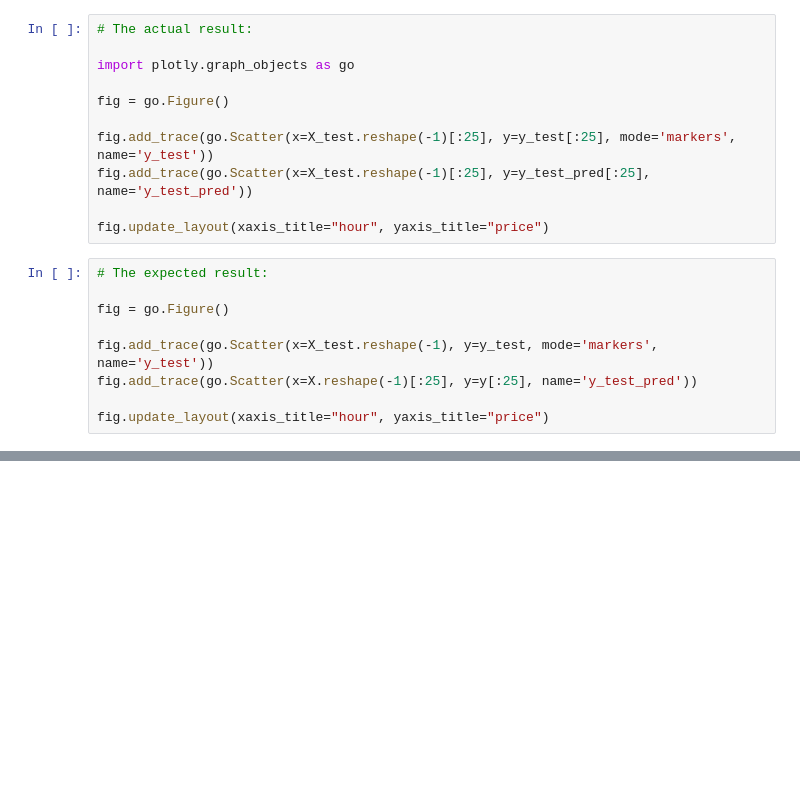
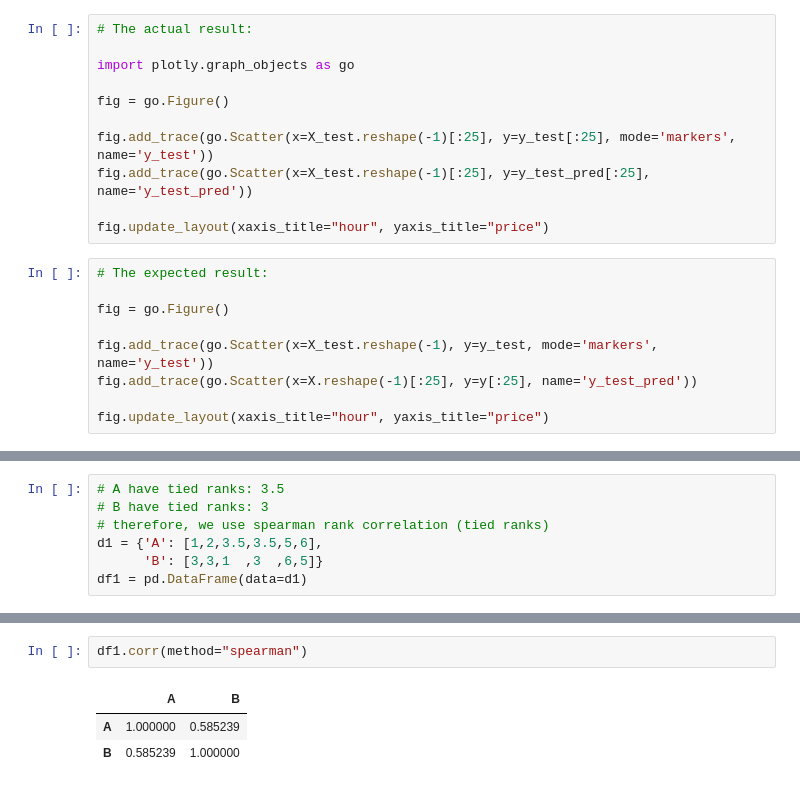
Before and after one commit to jasonrichdarmawan/p1-g1, a Jupyter notebook: playground.ipynb, the cells around one changed output, grey strips where cells are left out. Saved outputs shown, nothing was run; the diff lists cells and outputs as text; blank space fills up the shorter version.

```diff
--- a/playground.ipynb
+++ b/playground.ipynb
@@ -552,0 +568,7 @@ fig.update_layout(xaxis_title="hour", yaxis_title="price")
+# %%
+# A have tied ranks: 3.5
+# B have tied ranks: 3
+# therefore, we use spearman rank correlation (tied ranks)
+d1 = {'A': [1,2,3.5,3.5,5,6],
+      'B': [3,3,1  ,3  ,6,5]}
+df1 = pd.DataFrame(data=d1)
@@ -552,0 +589,6 @@ fig.update_layout(xaxis_title="hour", yaxis_title="price")
+# %%
+df1.corr(method="spearman")
+# %% [output]
+|  | A | B |
+| A | 1.000000 | 0.585239 |
+| B | 0.585239 | 1.000000 |
```
Also changed, not shown: parts of 11 cells of this notebook, 7 other files.
